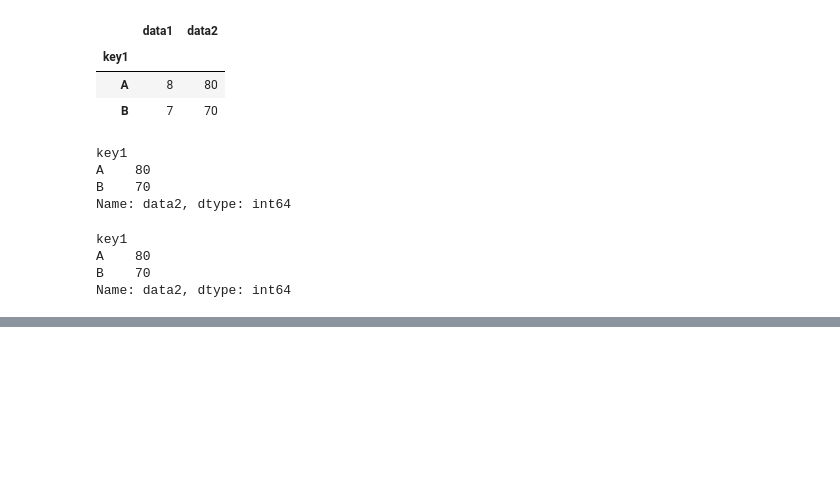
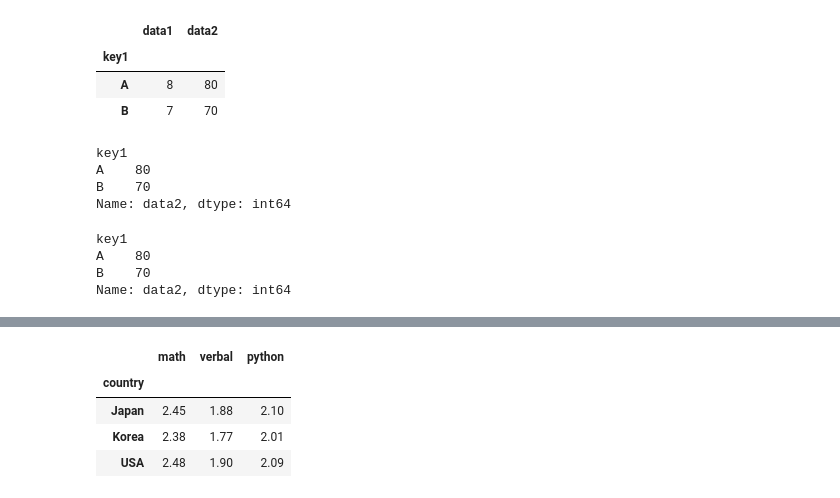
Before and after one commit to rubinkim/machine_learning_07_2022, a Jupyter notebook: 02_pandas/08_그룹분석.ipynb, the cells around one changed output, grey strips where cells are left out. Drawn from its saved outputs; the diff is of its cells as text; code cells hidden in the pictures; blank space fills up the shorter version.

```diff
--- a/02_pandas/08_그룹분석.ipynb
+++ b/02_pandas/08_그룹분석.ipynb
@@ -199,0 +213,8 @@ Name: data2, dtype: int64
+# %%
+df1.groupby(by='country')[['math','verbal','python']].agg(func=peak_to_peak_ratio).round(2)
+# %% [output]
+|  | math | verbal | python |
+| country |  |  |  |
+| Japan | 2.45 | 1.88 | 2.10 |
+| Korea | 2.38 | 1.77 | 2.01 |
+| USA | 2.48 | 1.90 | 2.09 |
```
Also changed, not shown: parts of 3 cells of this notebook.
